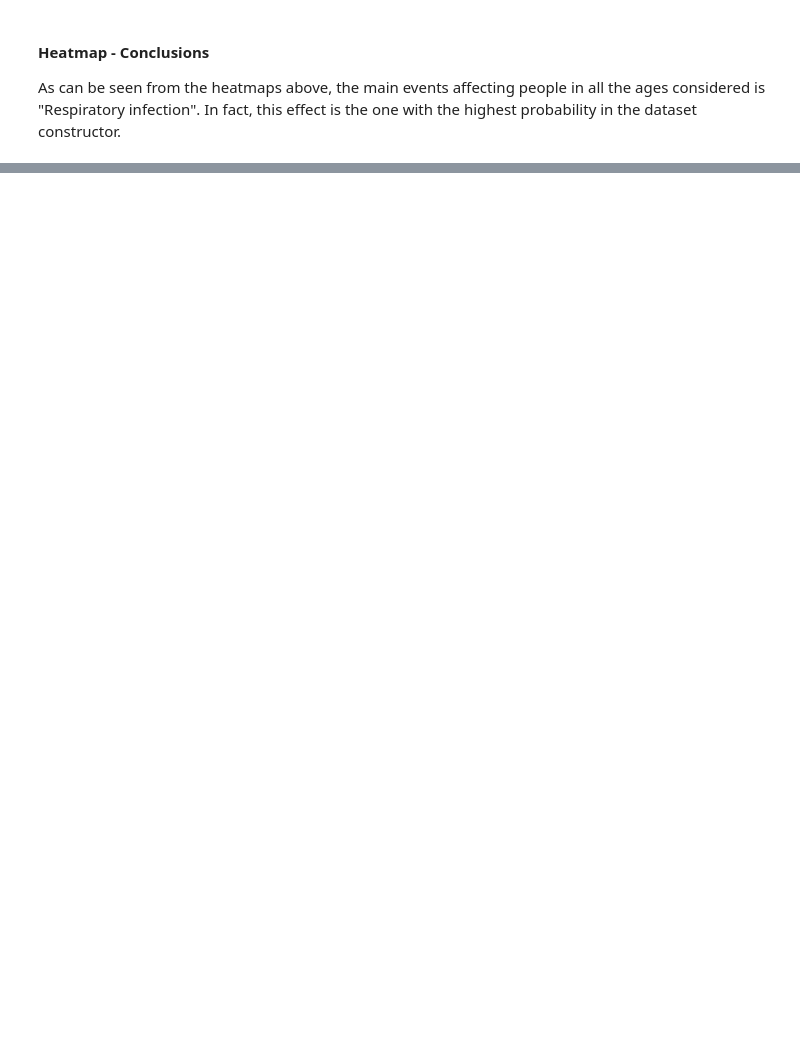
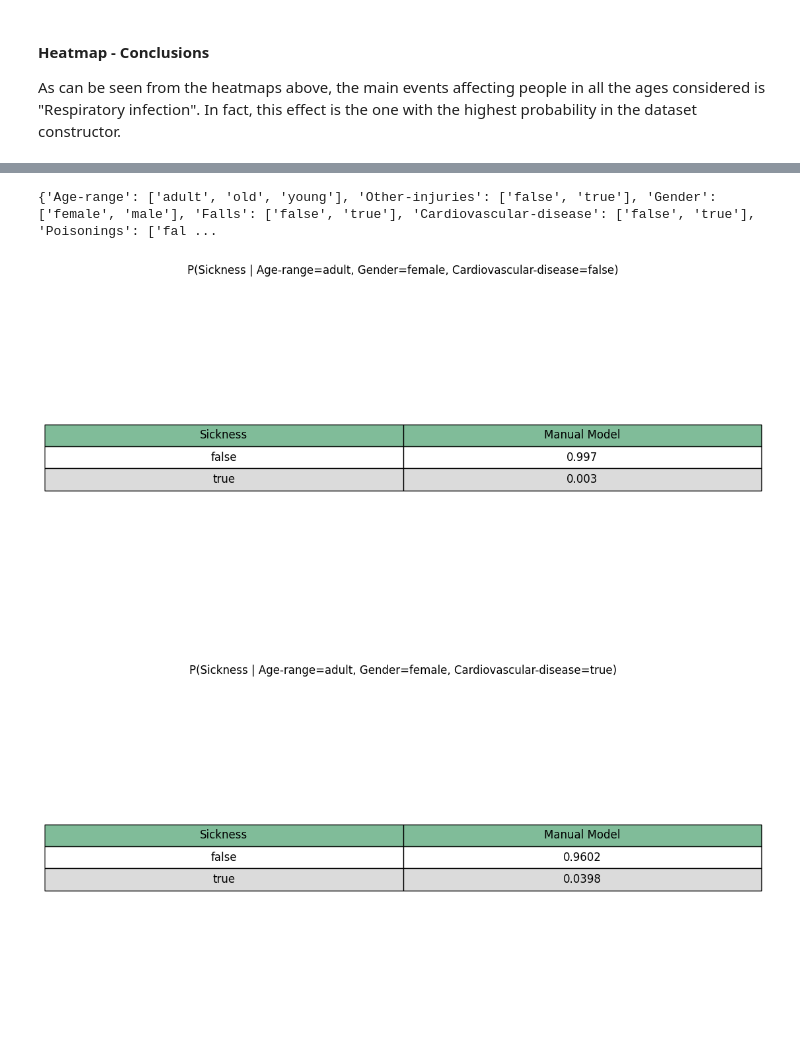
Before and after one commit to AndreaZecca/ByeBayes, a Jupyter notebook: project.ipynb, the cells around one changed output, grey strips where cells are left out. Saved outputs shown, nothing was run; the diff lists cells and outputs as text; code cells hidden in the pictures; blank space fills up the shorter version.

Commit message:
Added some comparisons between standard and dataset model

```diff
--- a/project.ipynb
+++ b/project.ipynb
@@ -473,13 +522,17 @@ def print_queries(model, queries):
 # %%
 class Model:
     def __init__(self, model, name):
         self.model = model
         self.name = name
 
 models = [
     Model(model=mc_model, name="Manual Model"),
     #Model(model=hillclimb_model, name="HillClimb Model", dataset=dataset),
 ]
 
-q = completeQueriesGenerator(mc_model,(("Unintentional-injuries","Age-range","Gender","Cardiovascular-disease"),))
+q = completeQueriesGenerator(mc_model,(("Sickness","Age-range","Gender","Cardiovascular-disease"),))
 print_queries(models, q)
+# %% [output]
+{'Age-range': ['adult', 'old', 'young'], 'Other-injuries': ['false', 'true'], 'Gender': ['female', 'male'], 'Falls': ['false', 'true'], 'Cardiovascular-disease': ['false', 'true'], 'Poisonings': ['fal ...
+[figure, added]
+[figure, added]
```
Also changed, not shown: parts of 34 cells of this notebook, 3 other files.
